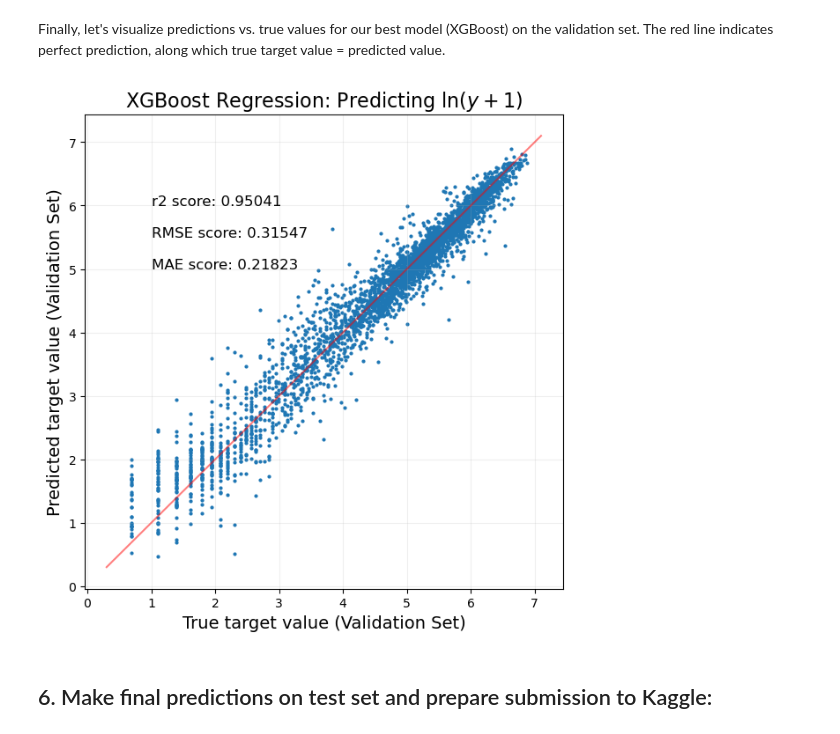
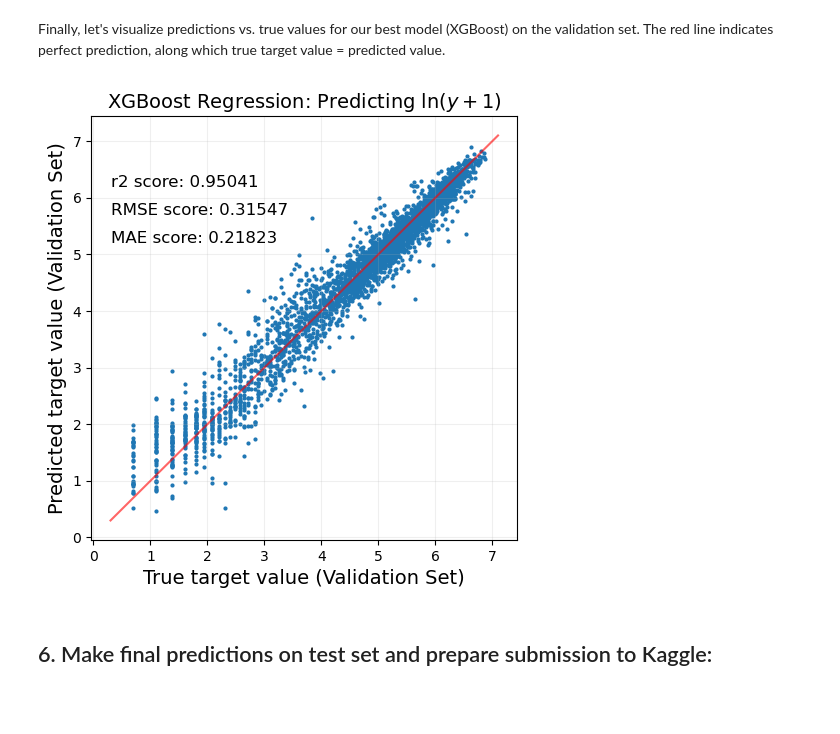
Before and after one commit to owenpb/Kaggle-Bike-Sharing-Prediction, a Jupyter notebook: kaggle-bike-sharing.ipynb, the cells around one changed output. Cells and saved outputs as stored; diff of their text form; code cells hidden in the pictures; blank space fills up the shorter version.

Commit message:
Updated XGBoost plot

```diff
--- a/kaggle-bike-sharing.ipynb
+++ b/kaggle-bike-sharing.ipynb
@@ -717,19 +717,19 @@ We can see that **hour** is highly important for making predicitions: especially
 # %% [markdown]
 Finally, let's visualize predictions vs. true values for our best model (XGBoost) on the validation set. The red line indicates perfect prediction, along which true target value = predicted value.
 # %%
-plt.figure(figsize=(7,7))
-plt.plot(np.linspace(0.3, 7.1, 100), np.linspace(0.3, 7.1, 100), color='r', alpha=0.5)
+plt.figure(figsize=(5.5, 5.5))
+plt.plot(np.linspace(0.3, 7.1, 100), np.linspace(0.3, 7.1, 100), color='r', alpha=0.6)
 plt.scatter(y_valid, y_valid_pred_xgb, color='tab:blue', s=4)
 plt.xlabel('True target value (Validation Set)', fontsize=14)
 plt.ylabel('Predicted target value (Validation Set)', fontsize=14)
-plt.text(1, 6, 'r2 score: ' + str(round(r2_scores[7], 5)), fontsize=12)
-plt.text(1, 5.5, 'RMSE score: ' + str(round(rmse_scores[7], 5)), fontsize=12)
-plt.text(1, 5, 'MAE score: ' + str(round(mae_scores[7], 5)), fontsize=12)
+plt.text(0.3, 6.2, 'r2 score: ' + str(round(r2_scores[7], 5)), fontsize=12)
+plt.text(0.3, 5.7, 'RMSE score: ' + str(round(rmse_scores[7], 5)), fontsize=12)
+plt.text(0.3, 5.2, 'MAE score: ' + str(round(mae_scores[7], 5)), fontsize=12)
 plt.grid(alpha=0.2)
-plt.title('XGBoost Regression: Predicting ' + r'$\ln(y+1)$', fontsize=16)
+plt.title('XGBoost Regression: Predicting ' + r'$\ln(y+1)$', fontsize=14)
 plt.show()
 # %% [output]
-[figure, old version]
+[figure, new version]
 # %% [markdown]
 ## 6. Make final predictions on test set and prepare submission to Kaggle:
 # %% [markdown]
```
